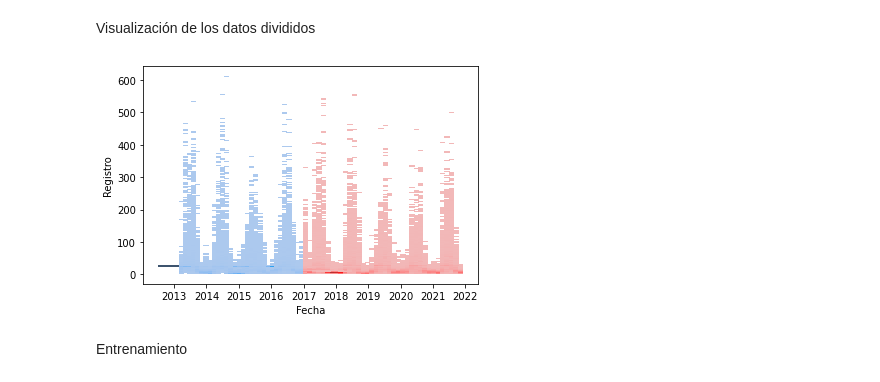
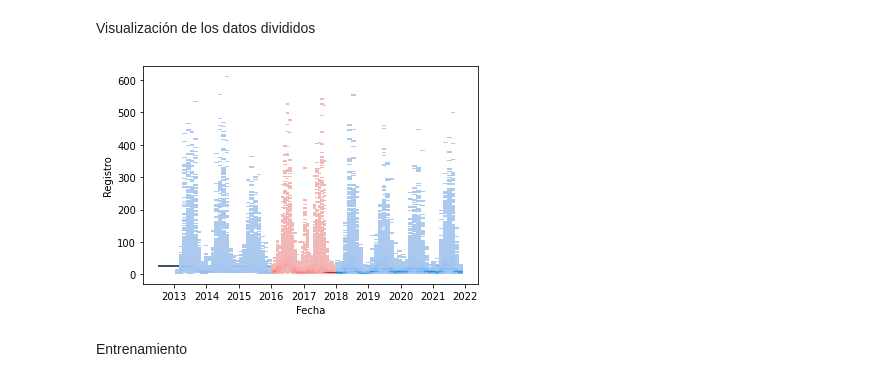
Before and after one commit to Sakutwf/ProyectoFinalMachineLearning, a Jupyter notebook: Proyecto_Final_Machine_Learning.ipynb, the cells around one changed output. Drawn from its saved outputs; the diff is of its cells as text; code cells hidden in the pictures.

```diff
--- a/Proyecto_Final_Machine_Learning.ipynb
+++ b/Proyecto_Final_Machine_Learning.ipynb
@@ -155,19 +155,20 @@ Separación de datos para entrenamiento y validación
 # %%
 testDF = toolData.copy()
 
-trainData = testDF.loc[testDF.Fecha<'2017-01-01 00:00:00']
-testData = testDF[testDF.Fecha >= '2017-01-01 00:00:00']
+originalData = testDF.loc[testDF.Fecha<'2016-01-01 00:00:00']
+trainData = testDF.loc[(testDF.Fecha>='2016-01-01 00:00:00') & (testDF.Fecha <'2018-01-01 00:00:00')]
+testData = testDF[testDF.Fecha >= '2018-01-01 00:00:00']
 # %% [markdown]
 Visualización de los datos divididos
 # %%
 
 # Sort the dataframe by target
-sns.histplot(trainData, x="Fecha", y="Registro")
-
-sns.histplot(testData, x="Fecha", y="Registro", color='red')
+sns.histplot(originalData, x="Fecha", y="Registro")
+sns.histplot(testData, x="Fecha", y="Registro")
+sns.histplot(trainData, x="Fecha", y="Registro", color='red')
 plt.show()
 # %% [output]
-[figure, old version]
+[figure, new version]
 # %% [markdown]
 Entrenamiento
 # %%
```
Also changed, not shown: parts of 5 cells of this notebook.
